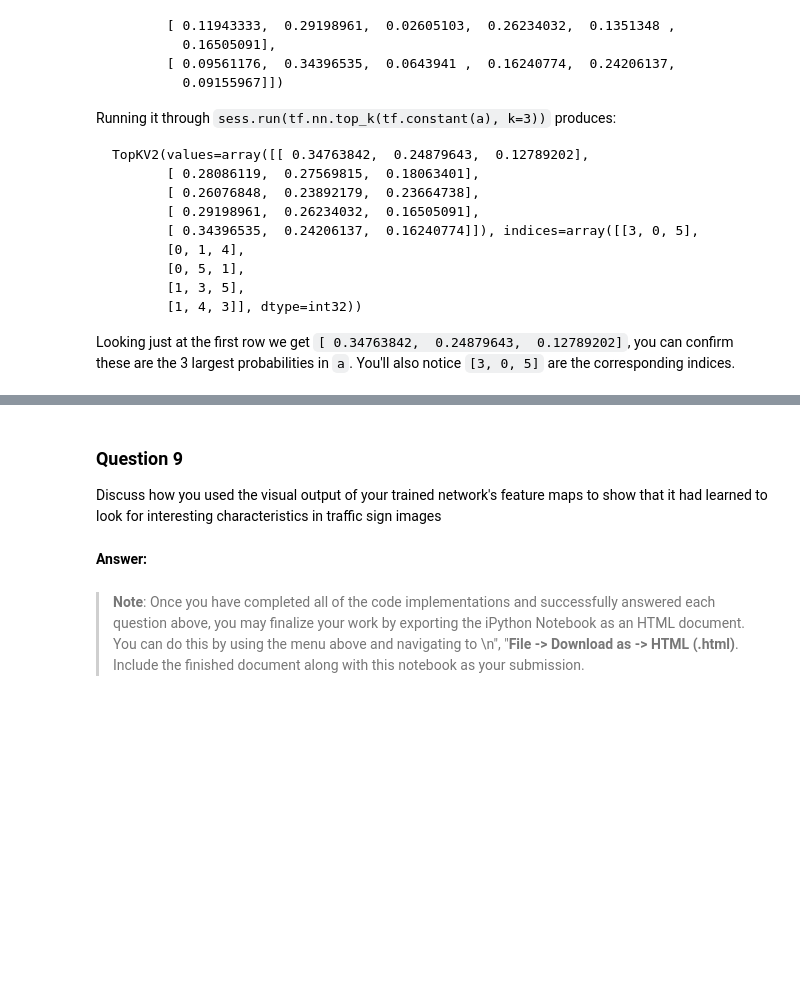
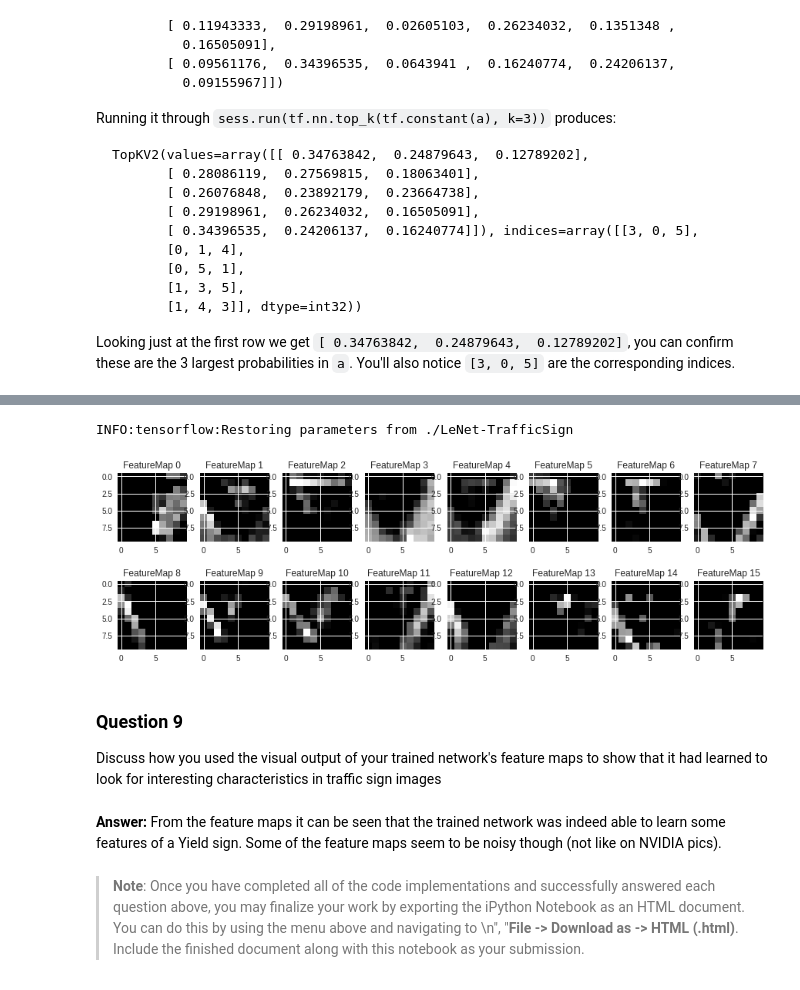
Before and after one commit to AlbertSadovnikov/CarND-Traffic-Sign-Classifier-Project, a Jupyter notebook: Traffic_Sign_Classifier.ipynb, the cells around one changed output, grey strips where cells are left out. Drawn from its saved outputs; the diff is of its cells as text; code cells hidden in the pictures; blank space fills up the shorter version.

```diff
--- a/Traffic_Sign_Classifier.ipynb
+++ b/Traffic_Sign_Classifier.ipynb
@@ -287,11 +286,11 @@ with tf.Session() as sess:
     saver.restore(sess, './LeNet-TrafficSign')
 
     # evaluate on training set
-    training_accuracy = evaluate(X_train_pp, y_train)
+    training_accuracy = evaluate(X_train, y_train)
     print('Model accuracy on training set = %.3f' % training_accuracy)
 
     # evaluate on test set
-    test_accuracy = evaluate(X_test_pp, y_test)
+    test_accuracy = evaluate(X_test, y_test)
     print('Model accuracy on test set = %.3f' % test_accuracy)
 # %% [output]
 INFO:tensorflow:Restoring parameters from ./LeNet-TrafficSign
@@ -334,14 +333,21 @@ for idx, row in test_table.iterrows():
 ### Make sure to pre-process the images with the same pre-processing pipeline used earlier.
 ### Feel free to use as many code cells as needed.
 
+prediction = tf.argmax(logits, 1)
 X_test_2_pp = preprocess(X_test_2)
 
 with tf.Session() as sess:
     # Restore variables from disk.
     saver.restore(sess, './LeNet-TrafficSign')
 
-    # evaluate on test set
-    test_2_accuracy = evaluate(X_test_2_pp, y_test_2)
-    print('Model accuracy on a custom test set = %.3f' % test_2_accuracy)
+    # get predicions
+    test_2_pred = sess.run(prediction, feed_dict={x: X_test_2})
+
+    # print resuls
+    for idx, pred, actual in zip(range(len(test_2_pred)), test_2_pred, y_test_2):
+        if pred==actual:
+            print('%s: correctly identified "%s"' % (test_table.loc[idx]['File'], class_names.loc[pred]['SignName']))
+        else:
+            print('%s: ERROR detected "%s", actual "%s"' % (test_table.loc[idx]['File'], class_names.loc[pred]['SignName'], class_names.loc[actual]['SignName']))
 # %% [output]
 INFO:tensorflow:Restoring parameters from ./LeNet-TrafficSign
@@ -357,7 +378,7 @@ with tf.Session() as sess:
     saver.restore(sess, './LeNet-TrafficSign')
 
     # evaluate on test set
-    test_2_accuracy = evaluate(X_test_2_pp, y_test_2)
+    test_2_accuracy = evaluate(X_test_2, y_test_2)
     print('Model accuracy on a custom test set = %.3f' % test_2_accuracy)
 # %% [output]
 INFO:tensorflow:Restoring parameters from ./LeNet-TrafficSign
@@ -405,3 +426,17 @@ Looking just at the first row we get `[ 0.34763842,  0.24879643,  0.12789202]`,
 # %%
 ### Print out the top five softmax probabilities for the predictions on the German traffic sign images found on the web.
 ### Feel free to use as many code cells as needed.
+top_5 = tf.nn.top_k(tf.nn.softmax(logits), k=5)
+
+with tf.Session() as sess:
+    # Restore variables from disk.
+    saver.restore(sess, './LeNet-TrafficSign')
+
+    # evaluate on test set
+    test_2_top_5 = sess.run(top_5, feed_dict={x: X_test_2})
+
+    # print out
+    for idx in range(len(test_2_top_5.values)):
+        print('%s' % class_names.loc[y_test_2[idx]]['SignName'])
+        for sample in range(len(test_2_top_5.values[idx])):
+            print('  %.5f %s' % (test_2_top_5.values[idx, sample], class_names.loc[test_2_top_5.indices[idx, sample]]['SignName']))
@@ -427,38 +480,50 @@ For an example of what feature map outputs look like, check out NVIDIA's results
 # %%
 ### Visualize your network's feature maps here.
 ### Feel free to use as many code cells as needed.
 
 # image_input: the test image being fed into the network to produce the feature maps
 # tf_activation: should be a tf variable name used during your training procedure that represents the calculated state of a specific weight layer
 # activation_min/max: can be used to view the activation contrast in more detail, by default matplot sets min and max to the actual min and max values of the output
 # plt_num: used to plot out multiple different weight feature map sets on the same block, just extend the plt number for each new feature map entry
 
 def outputFeatureMap(image_input, tf_activation, activation_min=-1, activation_max=-1 ,plt_num=1):
     # Here make sure to preprocess your image_input in a way your network expects
     # with size, normalization, ect if needed
     # image_input =
     # Note: x should be the same name as your network's tensorflow data placeholder variable
     # If you get an error tf_activation is not defined it maybe having trouble accessing the variable from inside a function
     activation = tf_activation.eval(session=sess,feed_dict={x : image_input})
     featuremaps = activation.shape[3]
     plt.figure(plt_num, figsize=(15,15))
     for featuremap in range(featuremaps):
         plt.subplot(6,8, featuremap+1) # sets the number of feature maps to show on each row and column
         plt.title('FeatureMap ' + str(featuremap)) # displays the feature map number
         if activation_min != -1 & activation_max != -1:
             plt.imshow(activation[0,:,:, featuremap], interpolation="nearest", vmin =activation_min, vmax=activation_max, cmap="gray")
         elif activation_max != -1:
             plt.imshow(activation[0,:,:, featuremap], interpolation="nearest", vmax=activation_max, cmap="gray")
         elif activation_min !=-1:
             plt.imshow(activation[0,:,:, featuremap], interpolation="nearest", vmin=activation_min, cmap="gray")
         else:
             plt.imshow(activation[0,:,:, featuremap], interpolation="nearest", cmap="gray")
+
+
+input_img = np.zeros((1, 32, 32, 3), dtype=np.float32)
+input_img[0, :, :, :] = X_test_2[12]
+
+with tf.Session() as sess:
+    # Restore variables from disk.
+    saver.restore(sess, './LeNet-TrafficSign')
+    outputFeatureMap(input_img, actv2)
+# %% [output]
+INFO:tensorflow:Restoring parameters from ./LeNet-TrafficSign
+[figure, added]
 # %% [markdown]
 ### Question 9
 
 Discuss how you used the visual output of your trained network's feature maps to show that it had learned to look for interesting characteristics in traffic sign images
-# %% [markdown]
-**Answer:**
+# %% [markdown]
+**Answer:** From the feature maps it can be seen that the trained network was indeed able to learn some features of a Yield sign. Some of the feature maps seem to be noisy though (not like on NVIDIA pics).
 # %% [markdown]
 > **Note**: Once you have completed all of the code implementations and successfully answered each question above, you may finalize your work by exporting the iPython Notebook as an HTML document. You can do this by using the menu above and navigating to  \n",
     "**File -> Download as -> HTML (.html)**. Include the finished document along with this notebook as your submission.
```
Also changed, not shown: parts of 10 cells of this notebook, 4 other files.
